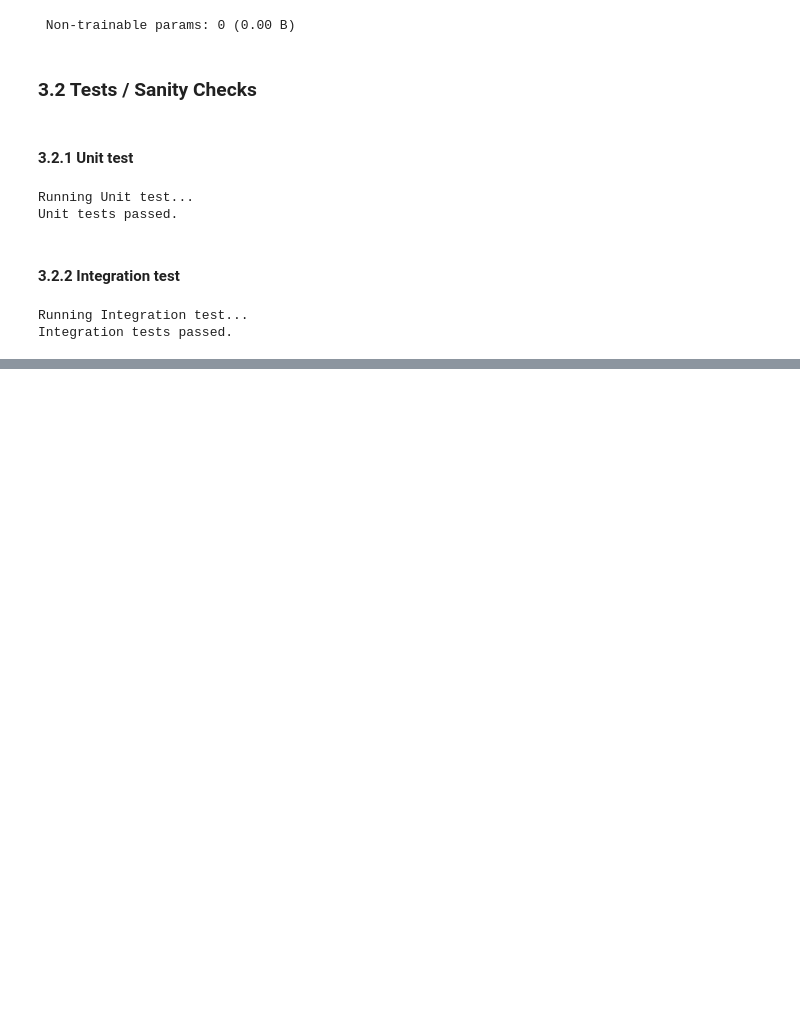
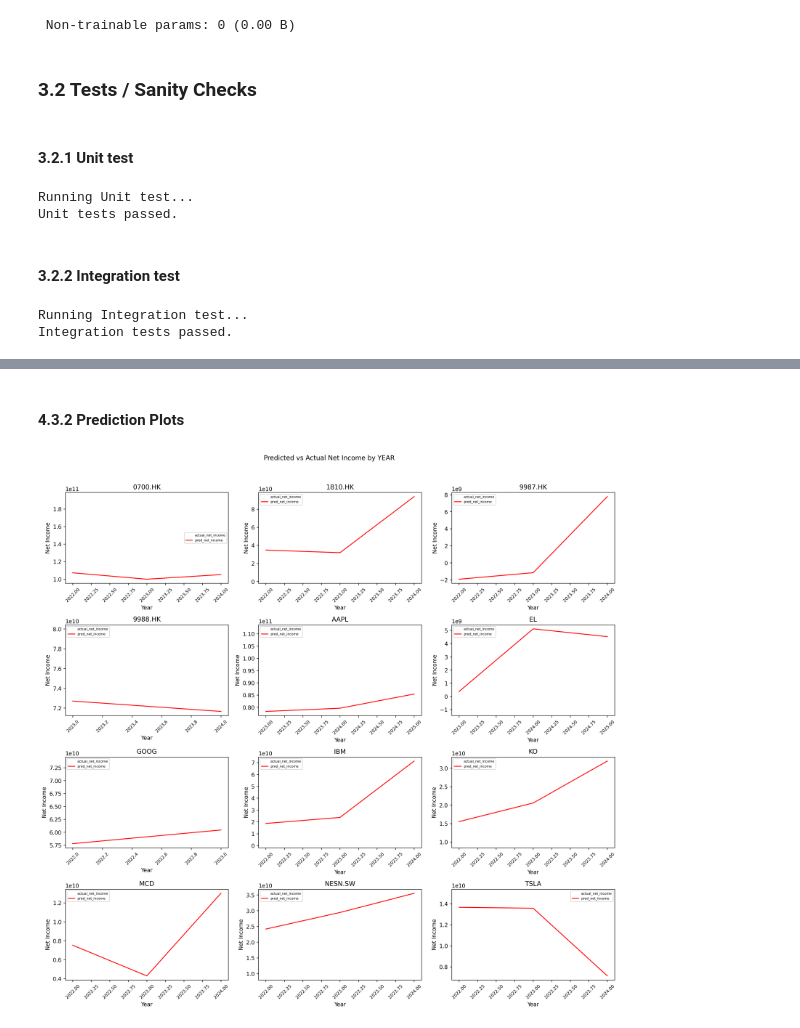
Before and after one commit to heart1e/JP_MLAI, a Jupyter notebook: Question_1/notebooks/JPM_MLCOE_TSRL_2026_Q1.ipynb, the cells around one changed output, grey strips where cells are left out. Saved outputs shown, nothing was run; the diff lists cells and outputs as text; code cells hidden in the pictures; blank space fills up the shorter version.

```diff
--- a/Question_1/notebooks/JPM_MLCOE_TSRL_2026_Q1.ipynb
+++ b/Question_1/notebooks/JPM_MLCOE_TSRL_2026_Q1.ipynb
@@ -723,4 +851,5 @@ Final Train Losses:
 # %%
+# Reconstruct full balance sheet and error metrics.
 bs_predicate_df = pd.DataFrame(bs_predicate, columns = TARGET_LE, index = aligned.index)
 assets_predicate = bs_predicate_df['Total Liabilities'] + bs_predicate_df['Total Equity']
 bs_predicate_full = bs_predicate_df.copy()
@@ -732,6 +861,7 @@ pred_full = bs_predicate_full.copy()
 pred_full['ticker'] = aligned['ticker'].values
 pred_full['stmt_freq'] = aligned['stmt_freq'].values
 pred_full['pred_net_income'] = earn_predicate.flatten()
+pred_full['pred_net_income_std'] = earn_predicate_std.flatten()
 pred_full['pred_resid'] = pred_full['Total Assets'] - (pred_full['Total Liabilities'] + pred_full['Total Equity'])
 
 actual_bs = aligned[TARGET_BS].copy()
@@ -748,12 +878,14 @@ pred_full['abs_err_liab'] = pred_full['err_liab'].abs()
 pred_full['abs_err_equity'] = pred_full['err_equity'].abs()
 pred_full['abs_err_net_income'] = pred_full['err_net_income'].abs()
 
+# Aggregate per-ticker diagnostics for reporting.
 summary = pred_full.groupby('ticker').agg(
     samples = ('pred_net_income', 'size'),
     mean_pred_assets = ('Total Assets', 'mean'),
     mean_pred_liab = ('Total Liabilities', 'mean'),
     mean_pred_equity = ('Total Equity', 'mean'),
     mean_pred_net_income = ('pred_net_income', 'mean'),
+    mean_pred_net_income_std = ('pred_net_income_std', 'mean'),
     mean_actual_assets = ('actual_Total Assets', 'mean'),
     mean_actual_liab = ('actual_Total Liabilities', 'mean'),
     mean_actual_equity = ('actual_Total Equity', 'mean'),
@@ -772,11 +904,21 @@ def format_df_for_view(df: pd.DataFrame, decimals: int = 2) -> pd.DataFrame:
     fmt = f"{{:,.{decimals}f}}"
     view[num_cols] = view[num_cols].map(lambda v: "" if pd.isna(v) else fmt.format(v))
 
+
     return view
 
 
-bs_predicate_full_view = format_df_for_view(bs_predicate_full)
-pred_full_view = format_df_for_view(pred_full)
+pred_full = pred_full.reset_index().rename(columns = {'index': 'stmt_date'})
+pred_full['stmt_year'] = pred_full['stmt_date'].dt.year
+stmt_month = pred_full['stmt_date'].dt.month
+fy_end_month = pred_full['ticker'].map(FISCAL_YEAR_END_MONTHS)
+fiscal_quarter = fiscal_quarter_from_stmt(stmt_month, fy_end_month)
+
+for q in range(1, 5):
+    pred_full[f'fiscal_q{q}'] = (fiscal_quarter == q).astype(int)
+
+pred_full_view = pred_full.set_index(['ticker', 'fiscal_q1', 'fiscal_q2', 'fiscal_q3', 'fiscal_q4'])
+pred_full_view = format_df_for_view(pred_full_view)
 summary_view = format_df_for_view(summary)
 
 earn_head_str = np.array2string(
@@ -848,0 +1011,56 @@ Full Predictions:
+# %% [markdown]
+#### 4.3.2 Prediction Plots
+# %%
+# Visualize predicted vs actual net income over time per ticker.
+plot_df = pred_full.copy()
+
+if TARGET_FREQ == 'yearly':
+    plot_df['period'] = plot_df['stmt_year']
+    x_label = 'Year'
+    title_suffix = 'Year'
+
+else:
+    plot_df['period'] = plot_df['stmt_date'].dt.to_period('Q')
+    x_label = 'Quarter'
+    title_suffix = 'Quarter'
+
+period_df = plot_df.groupby(['ticker', 'period']).agg(
+    pred_net_income = ('pred_net_income', 'mean'),
+    actual_net_income = ('actual_net_income', 'mean'),
+    pred_assets = ('Total Assets', 'mean'),
+    actual_assets = ('actual_Total Assets', 'mean'),
+)
+
+period_df = period_df.reset_index()
+tickers = sorted(period_df['ticker'].unique())
+ncols = 3
+nrows = int(np.ceil(len(tickers) / ncols))
+
+fig, axes = plt.subplots(nrows, ncols, figsize = (5 * ncols, 3.5 * nrows), sharex = False, dpi = 250)
+axes = np.array(axes).reshape(-1)
+
+for ax, ticker in zip(axes, tickers):
+
+    data = period_df[period_df['ticker'] == ticker].sort_values('period')
+    x_vals = data['period'].astype(str) if TARGET_FREQ != 'yearly' else data['period']
+    ax.plot(x_vals, data['actual_net_income'], label = 'actual_net_income', color = 'white')
+    ax.plot(x_vals, data['pred_net_income'], label = 'pred_net_income', color = 'red')
+    ax.set_title(ticker)
+    ax.set_xlabel(x_label)
+    ax.set_ylabel('Net Income')
+    ax.tick_params(axis = 'x', labelsize = 8, rotation = 45)
+
+    if TARGET_FREQ != 'yearly':
+        ax.tick_params(axis = 'x', rotation = 45)
+
+    ax.legend(fontsize = 6)
+
+for ax in axes[len(tickers):]:
+    ax.axis('off')
+
+fig.suptitle(f'Predicted vs Actual Net Income by {title_suffix.upper()}', y = 1.02)
+fig.tight_layout()
+
+plt.show()
+# %% [output]
+[figure, added]
```
Also changed, not shown: parts of 38 cells of this notebook, 1 other file.
